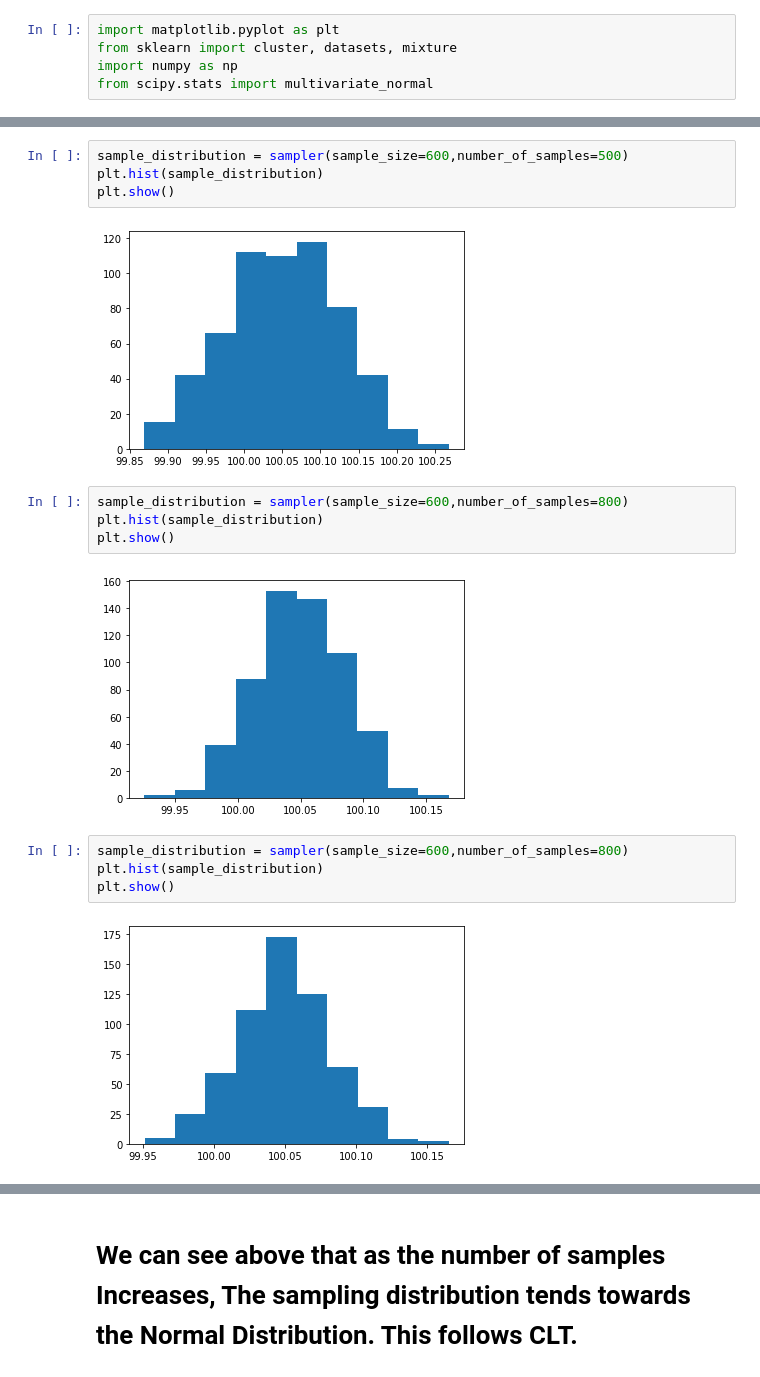
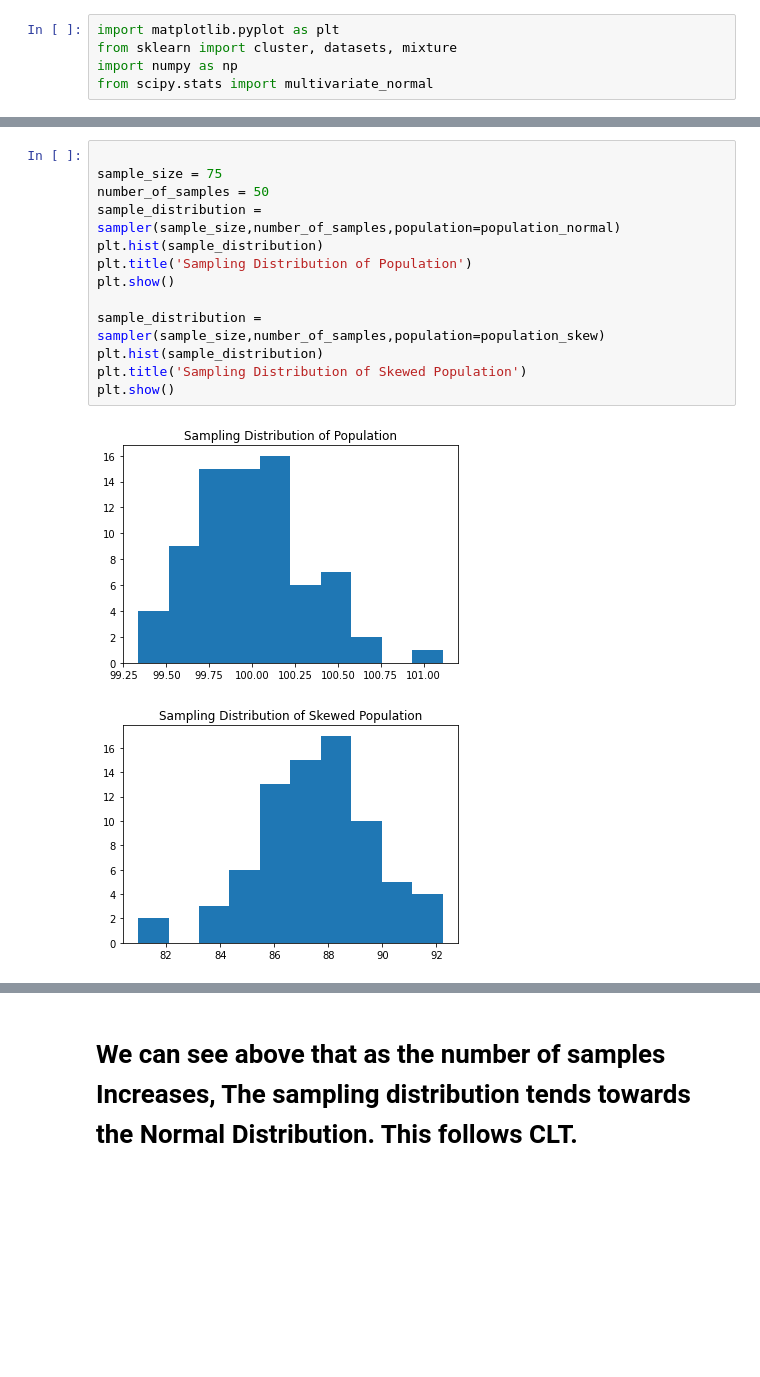
Before and after one commit to Chaitz333/Stduy_Materials, a Jupyter notebook: Normal_Distribution_Effect_Of_N.ipynb, the cells around one changed output, grey strips where cells are left out. Drawn from its saved outputs; the diff is of its cells as text; blank space fills up the shorter version.

```diff
--- a/Normal_Distribution_Effect_Of_N.ipynb
+++ b/Normal_Distribution_Effect_Of_N.ipynb
@@ -42,18 +50,16 @@ plt.show()
-# %%
-sample_distribution = sampler(sample_size=600,number_of_samples=500)
-plt.hist(sample_distribution)
-plt.show()
-# %% [output]
-[figure, removed]
-# %%
-sample_distribution = sampler(sample_size=600,number_of_samples=800)
-plt.hist(sample_distribution)
-plt.show()
-# %% [output]
-[figure, removed]
-# %%
-sample_distribution = sampler(sample_size=600,number_of_samples=800)
-plt.hist(sample_distribution)
-plt.show()
-# %% [output]
-[figure, removed]
+# %%
+
+sample_size = 75
+number_of_samples = 50
+sample_distribution = sampler(sample_size,number_of_samples,population=population_normal)
+plt.hist(sample_distribution)
+plt.title('Sampling Distribution of Population')
+plt.show()
+
+sample_distribution = sampler(sample_size,number_of_samples,population=population_skew)
+plt.hist(sample_distribution)
+plt.title('Sampling Distribution of Skewed Population')
+plt.show()
+# %% [output]
+[figure, added]
+[figure, added]
```
Also changed, not shown: parts of 14 cells of this notebook.
